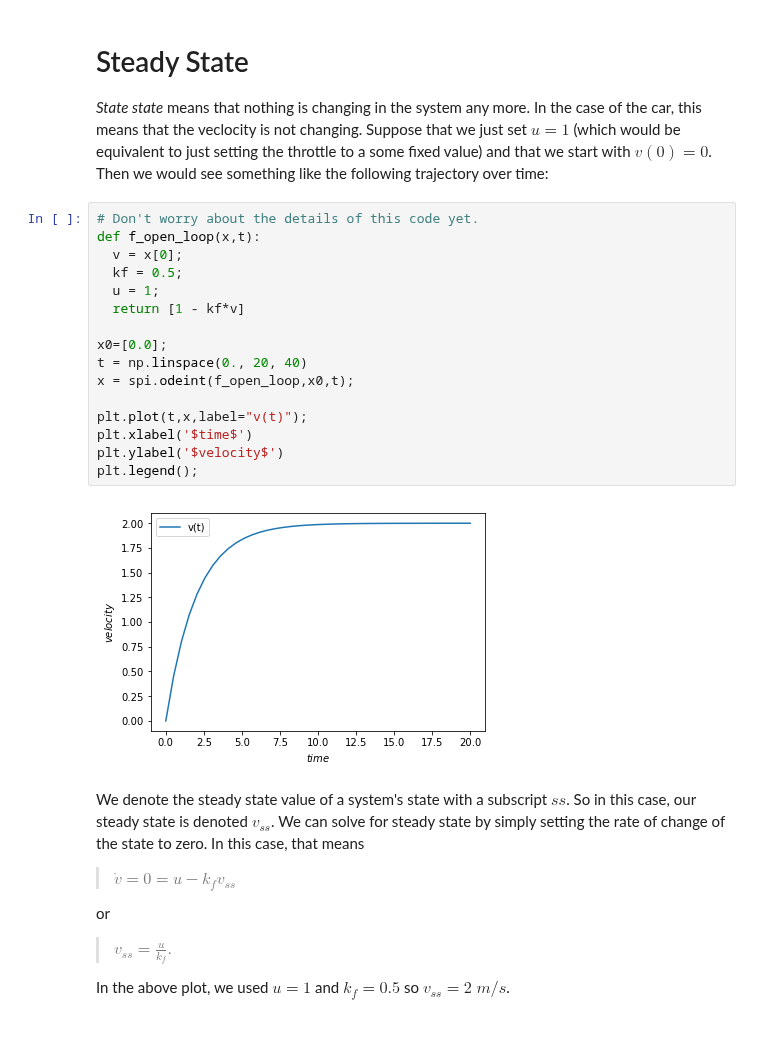
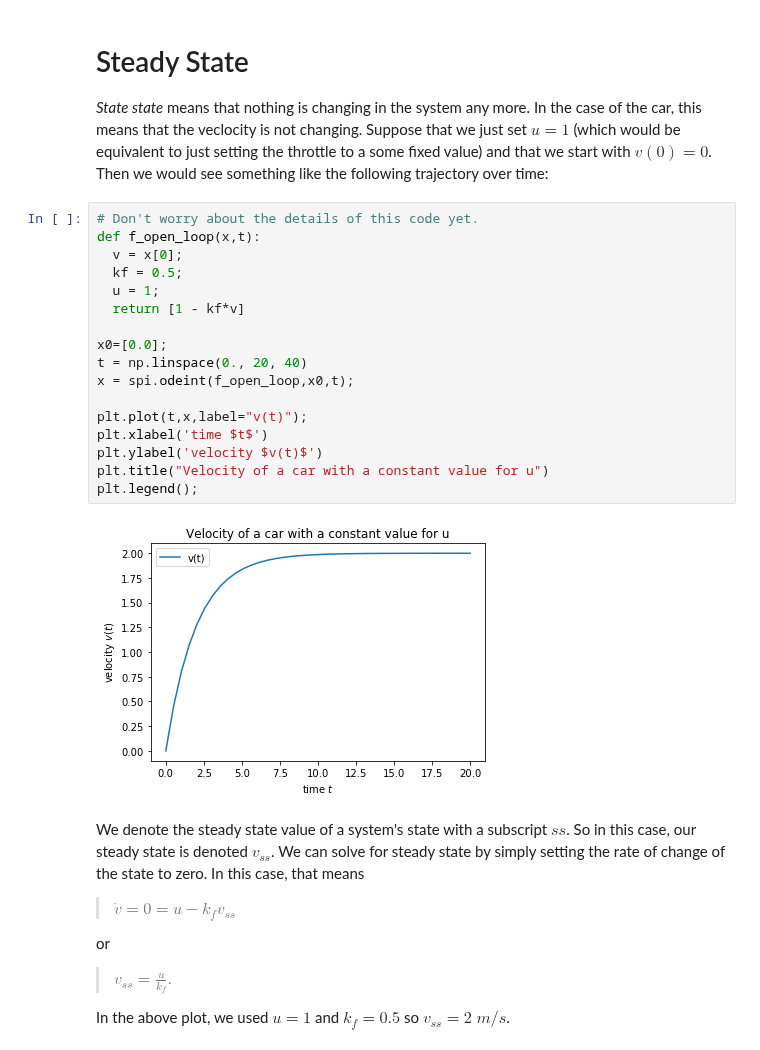
Before and after one commit to klavins/ECE447, a Jupyter notebook: lectures/cruise_control.ipynb, the cells around one changed output. Cells and saved outputs as stored; diff of their text form.

```diff
--- a/lectures/cruise_control.ipynb
+++ b/lectures/cruise_control.ipynb
@@ -50,21 +49,22 @@ Steady State
 # %%
 # Don't worry about the details of this code yet.
 def f_open_loop(x,t):
   v = x[0];
   kf = 0.5;
   u = 1;
   return [1 - kf*v]
 
 x0=[0.0];
 t = np.linspace(0., 20, 40)
 x = spi.odeint(f_open_loop,x0,t);
 
 plt.plot(t,x,label="v(t)");
-plt.xlabel('$time$')
-plt.ylabel('$velocity$')
+plt.xlabel('time $t$')
+plt.ylabel('velocity $v(t)$')
+plt.title("Velocity of a car with a constant value for u")
 plt.legend();
 # %% [output]
-[figure, old version]
+[figure, new version]
 # %% [markdown]
 We denote the steady state value of a system's state with a subscript $ss$. So in this case, our steady state is denoted $v_{ss}$. We can solve for steady state by simply setting the rate of change of the state to zero. In this case, that means
 
```
Also changed, not shown: parts of 12 cells of this notebook, 3 other files.
